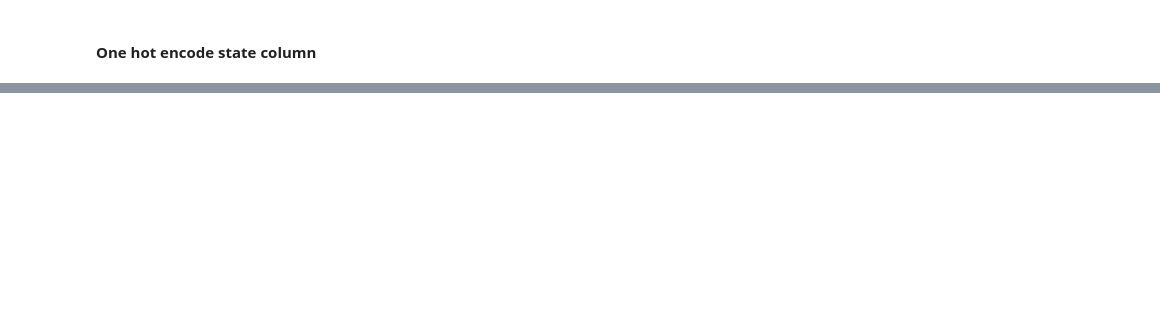
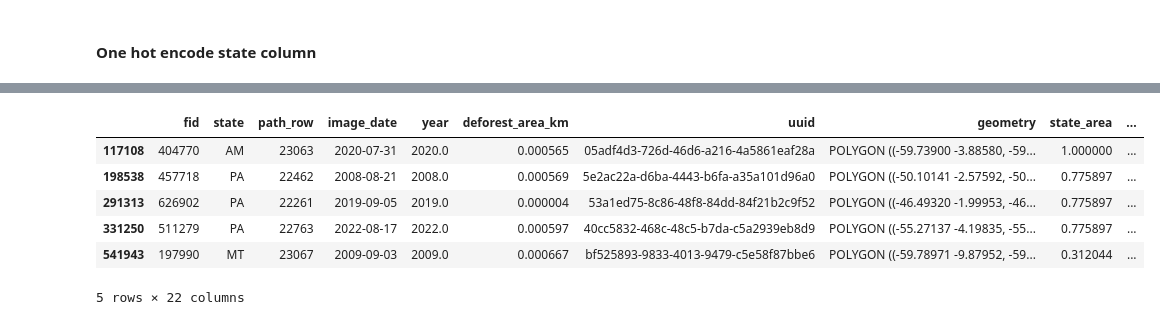
Before and after one commit to t4ai/amazon-deforestation-forecasting, a Jupyter notebook: amazon-deforestation-forecasting.ipynb, the cells around one changed output, grey strips where cells are left out. Cells and saved outputs as stored; diff of their text form; code cells hidden in the pictures; blank space fills up the shorter version.

```diff
--- a/amazon-deforestation-forecasting.ipynb
+++ b/amazon-deforestation-forecasting.ipynb
@@ -472,0 +495,14 @@ NameError: name 'yearly_deforestation_merged' is not defined
+# %%
+#merge back into df
+yearly_deforestation_merged = pd.concat([yearly_deforestation_merged, dummies], axis=1)
+# %%
+# inspect
+yearly_deforestation_merged.sample(5)
+# %% [output]
+|  | fid | state | path_row | image_date | year | deforest_area_km | uuid | geometry | state_area | ... |
+| 117108 | 404770 | AM | 23063 | 2020-07-31 | 2020.0 | 0.000565 | 05adf4d3-726d-46d6-a216-4a5861eaf28a | POLYGON ((-59.73900 -3.88580, -59... | 1.000000 | ... |
+| 198538 | 457718 | PA | 22462 | 2008-08-21 | 2008.0 | 0.000569 | 5e2ac22a-d6ba-4443-b6fa-a35a101d96a0 | POLYGON ((-50.10141 -2.57592, -50... | 0.775897 | ... |
+| 291313 | 626902 | PA | 22261 | 2019-09-05 | 2019.0 | 0.000004 | 53a1ed75-8c86-48f8-84dd-84f21b2c9f52 | POLYGON ((-46.49320 -1.99953, -46... | 0.775897 | ... |
+| 331250 | 511279 | PA | 22763 | 2022-08-17 | 2022.0 | 0.000597 | 40cc5832-468c-48c5-b7da-c5a2939eb8d9 | POLYGON ((-55.27137 -4.19835, -55... | 0.775897 | ... |
+| 541943 | 197990 | MT | 23067 | 2009-09-03 | 2009.0 | 0.000667 | bf525893-9833-4013-9479-c5e58f87bbe6 | POLYGON ((-59.78971 -9.87952, -59... | 0.312044 | ... |
+5 rows × 22 columns
```
Also changed, not shown: parts of 23 cells of this notebook.
